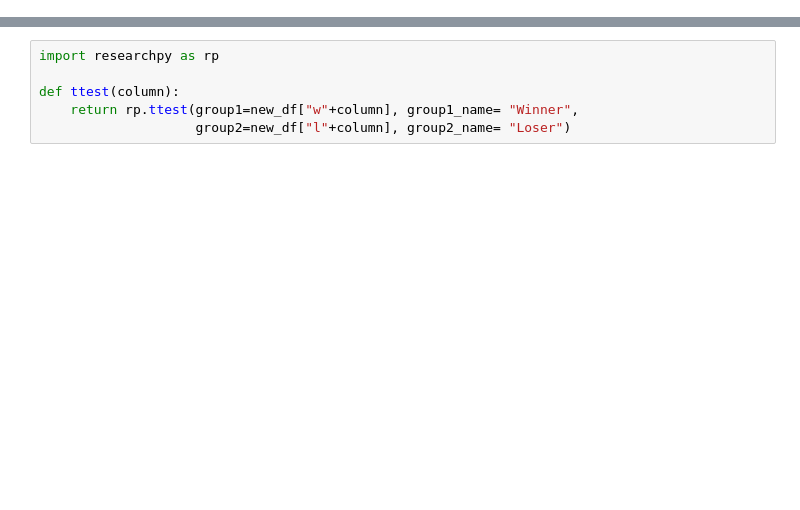
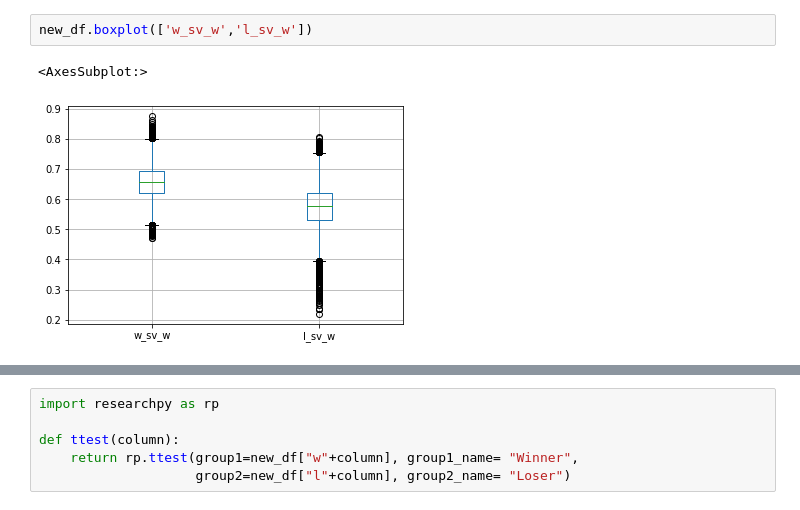
Before and after one commit to Bentgm17/TennisML, a Jupyter notebook: data_extraction/feature_tuning.ipynb, the cells around one changed output, grey strips where cells are left out. Saved outputs shown, nothing was run; the diff lists cells and outputs as text; blank space fills up the shorter version.

```diff
--- a/data_extraction/feature_tuning.ipynb
+++ b/data_extraction/feature_tuning.ipynb
@@ -60 +47,6 @@ display(new_df)
+# %%
+new_df.boxplot(['w_sv_w','l_sv_w'])
+# %% [output]
+<AxesSubplot:>
+[figure, added]
 # %%
```
Also changed, not shown: parts of 6 cells of this notebook, 2 other files.
